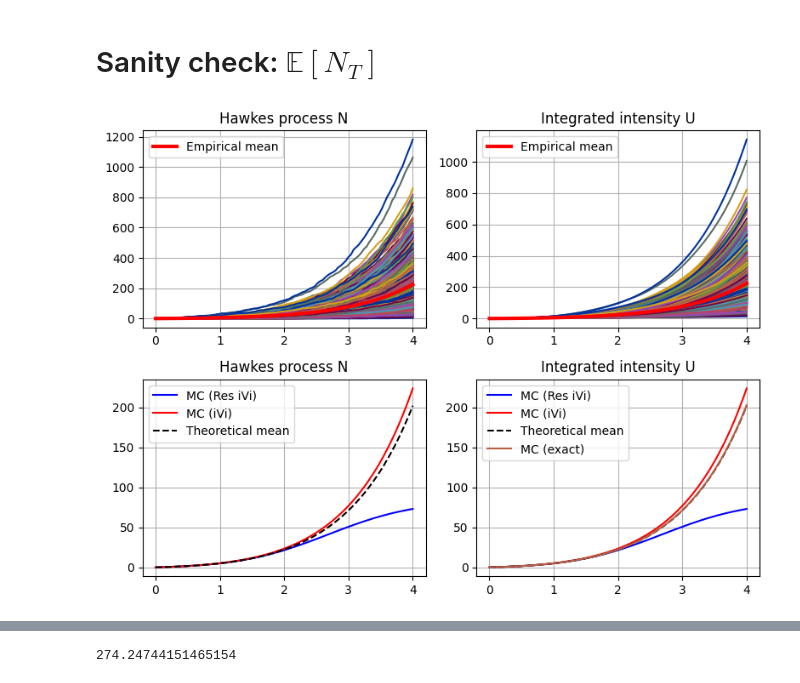
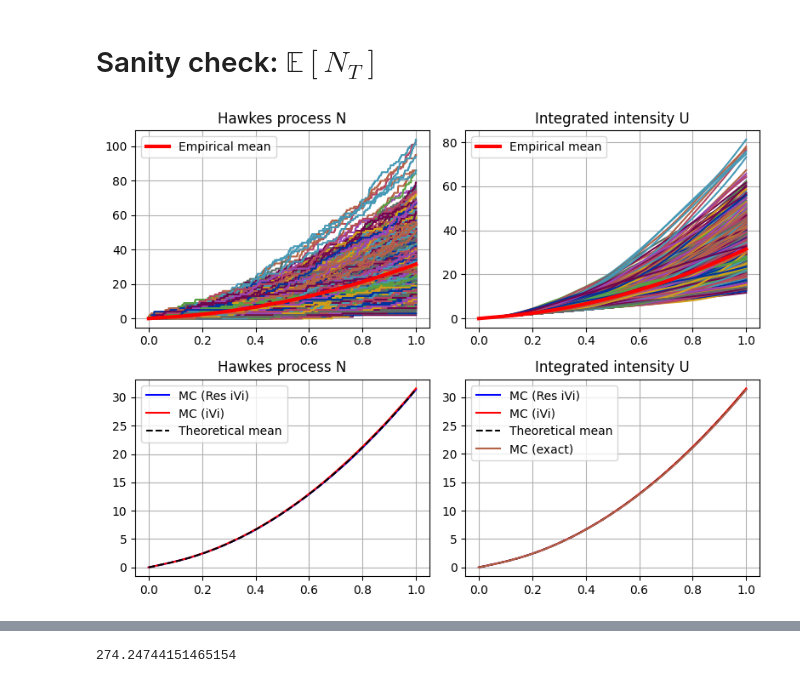
Before and after one commit to MrG1raffe/volterra_hawkes, a Jupyter notebook: notebooks/iVi_Hawkes_numerics.ipynb, the cells around one changed output, grey strips where cells are left out. Drawn from its saved outputs; the diff is of its cells as text; code cells hidden in the pictures.

Commit message:
Add one more experiment with gamma kernel

```diff
--- a/notebooks/iVi_Hawkes_numerics.ipynb
+++ b/notebooks/iVi_Hawkes_numerics.ipynb
@@ -74,14 +71,25 @@ The autoreload extension is already loaded. To reload it, use:
 #     kernel = ExponentialKernel(c=6, lam=5),
 #     mu=3
 # )
+#
+# e = Experiment(
+#     T=1,
+#     n_steps = 1000,
+#     kernel = GammaKernel(lam=20, alpha=5, c=3 * 20**5),
+#     mu=10
+# )
 
+lam_gamma = 20
+alpha_gamma = 4
+t0_gamma = (alpha_gamma - 1) / lam_gamma
+gamma_kernel = GammaKernel(lam=lam_gamma, alpha=alpha_gamma, c=lam_gamma**alpha_gamma)
 e = Experiment(
     T=1,
     n_steps = 1000,
-    kernel = GammaKernel(lam=20, alpha=5, c=3 * 20**5),
-    mu=10
-)
-
+    kernel = gamma_kernel,
+    mu=10,
+    decreasing_kernel=lambda t: gamma_kernel(t) * (t > t0_gamma) + gamma_kernel(t0_gamma) * (t <= t0_gamma),
+    )
 plt.plot(e.t_grid, e.kernel(e.t_grid))
 
 plot_trajectories(e)
@@ -93,50 +101,19 @@ plot_trajectories(e)
 # %%
 rng = np.random.default_rng(seed=42)
 n_show = 1000
 n_paths = 10000
 
 ivi_hawkes = IVIHawkesProcess(kernel=e.kernel, g0_bar=e.g0_bar, rng=rng, g0=e.g0)
 ivi_hawkes_res = IVIHawkesProcess(kernel=e.kernel, g0_bar=e.g0_bar_res, g0_bar_res=e.g0_bar_res, rng=rng, g0=e.g0, resolvent_flag=True)
 
 N, U, lam = ivi_hawkes.simulate_on_grid(t_grid=e.t_grid, n_paths=n_paths)
 N_res, U_res, lam_res = ivi_hawkes_res.simulate_on_grid(t_grid=e.t_grid, n_paths=n_paths)
 
 expected_U = ivi_hawkes.U_mean(t_grid=e.t_grid)
 
 hawkes_arrivals_sample = [simulate_hawkes(T=e.T, g0=e.g0, g0_upper_bound=e.mu, kernel=e.kernel, rng=rng) for _ in range(n_paths)]
 N_T_sample = np.array([len(hawkes_arrivals) for hawkes_arrivals in hawkes_arrivals_sample])
 U_sample = np.array([U_from_jumps(e.t_grid, hawkes_arrivals, e.kernel, e.g0_bar) for hawkes_arrivals in hawkes_arrivals_sample])
 expected_U_mc = np.mean(U_sample, axis = 0)
-
-fig, ax = plt.subplots(2, 2, figsize=(8, 6))
-
-ax[0, 0].plot(e.t_grid, N[:, 0:n_show])
-ax[0, 0].plot(e.t_grid, N.mean(axis=1), "r", lw=3, label="Empirical mean")
-ax[0, 0].set_title('Hawkes process N')
-ax[0, 0].legend()
-ax[0, 0].grid("on")
-
-ax[0, 1].plot(e.t_grid, U[:,0:n_show])
-ax[0, 1].plot(e.t_grid, U.mean(axis=1), "r", lw=3, label="Empirical mean")
-ax[0, 1].set_title('Integrated intensity U')
-ax[0, 1].legend()
-ax[0, 1].grid("on")
-
-ax[1, 0].plot(e.t_grid, N_res.mean(axis=1), "b", label="MC (Res iVi)")
-ax[1, 0].plot(e.t_grid, N.mean(axis=1), "r", label="MC (iVi)")
-ax[1, 0].plot(e.t_grid, expected_U, "k--", label="Theoretical mean")
-ax[1, 0].set_title('Hawkes process N')
-ax[1, 0].legend()
-ax[1, 0].grid("on")
-
-ax[1, 1].plot(e.t_grid, U_res.mean(axis=1), "b", label="MC (Res iVi)")
-ax[1, 1].plot(e.t_grid, U.mean(axis=1), "r", label="MC (iVi)")
-ax[1, 1].plot(e.t_grid, expected_U, "k--", label="Theoretical mean")
-ax[1, 1].plot(e.t_grid, expected_U_mc, label = "MC (exact)")
-ax[1, 1].set_title('Integrated intensity U')
-ax[1, 1].legend()
-ax[1, 1].grid("on")
-
-plt.show()
 # %% [output]
-[figure, old version]
+[figure, new version]
```
Also changed, not shown: parts of 8 cells of this notebook, 20 other files.
